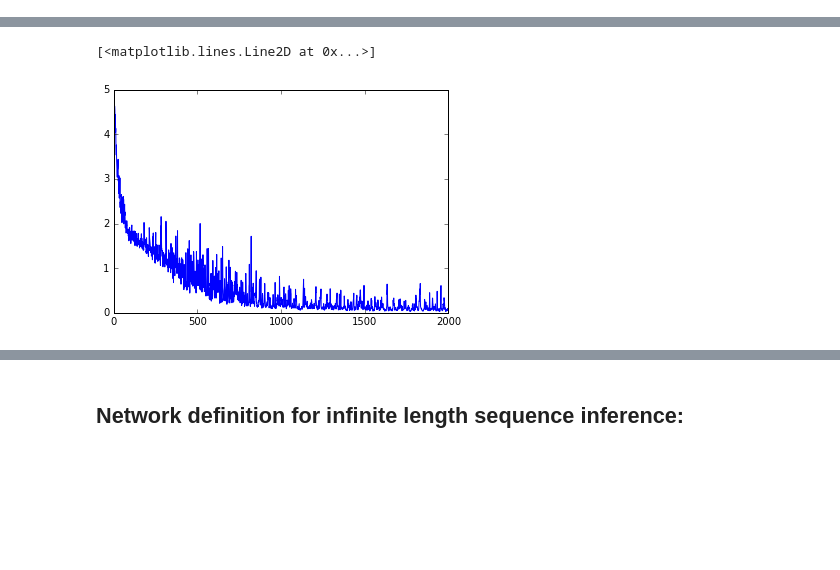
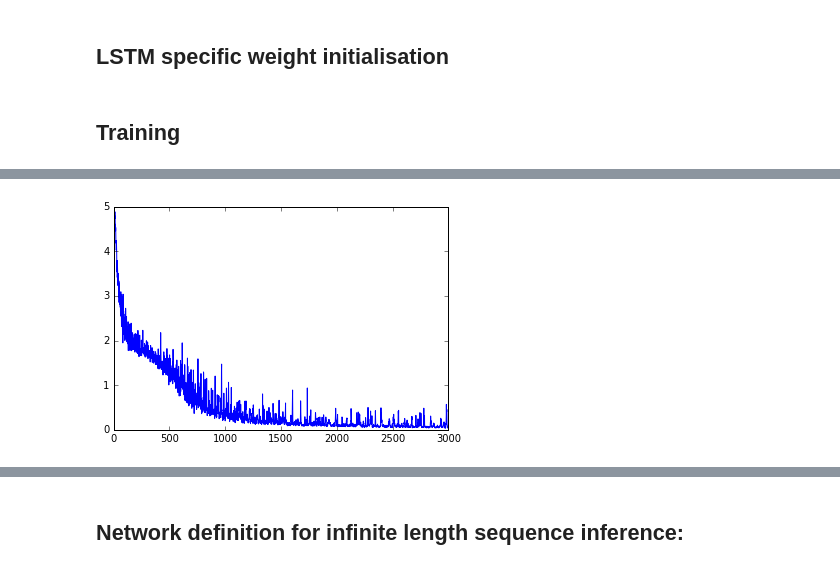
Before and after one commit to CorvusCorax/Caffe-LSTM-Mini-Tutorial, a Jupyter notebook: LSTM Demo.ipynb, the cells around one changed output, grey strips where cells are left out. Cells and saved outputs as stored; diff of their text form; code cells hidden in the pictures; blank space fills up the shorter version.

```diff
--- a/LSTM Demo.ipynb
+++ b/LSTM Demo.ipynb
@@ -149,0 +156,2 @@ solver = caffe.get_solver(solver_config_path)
+# %% [markdown]
+## LSTM specific weight initialisation
@@ -150,28 +185,38 @@ solver = caffe.get_solver(solver_config_path)
+# %% [markdown]
+## Training
 # %%
 # Train network
-niter = 2000
-disp_step = 200
-train_loss = np.zeros(niter) # this is for plotting, later
-solver.net.params['lstm1'][1].data[n_hidden : 2 * n_hidden] = 1
-# the first entry in each time series has its clip mask set to 0
-clipmask = np.ones((n_steps+n_outputs,batch_size))
-clipmask[0,:] = np.zeros((batch_size))
-for i in range(niter):
-    _, batch_x, _, batch_y = generate_sample(f=None,
+def train_single(solver, niter, disp_step):
+    train_loss = np.zeros(niter) # this is for plotting, later
+
+    # the first entry in each time series has its clip mask set to 0
+    clipmask = np.ones((n_steps+n_outputs,batch_size))
+    clipmask[0,:] = np.zeros((batch_size))
+    for i in range(niter):
+        _, batch_x, _, batch_y = generate_sample(f=None,
                                          t0=None,
                                          batch_size=batch_size,
                                          samples=n_steps,
                                          predict=n_outputs)
-    # IMPORTANT: Caffe LSTM has time in first dimension and batch in second, so
-    # batched training data needs to be transposed
-    batch_x = batch_x.transpose()
-    batch_y = batch_y.transpose()
-    solver.net.blobs['label'].data[:,:,0] = batch_y
-    solver.net.blobs['data'].data[:,:,0]  = batch_x
-    solver.net.blobs['clip'].data[:,:] = clipmask
-    solver.step(1)
-    train_loss[i] = solver.net.blobs['loss'].data
-    if i % disp_step == 0:
-        print "step ", i, ", loss = ", train_loss[i]
-print "Finished training, iteration reached", niter
+        # IMPORTANT: Caffe LSTM has time in first dimension and batch in second, so
+        # batched training data needs to be transposed
+        batch_x = batch_x.transpose()
+        batch_y = batch_y.transpose()
+        solver.net.blobs['label'].data[:,:,0] = batch_y
+        solver.net.blobs['data'].data[:,:,0]  = batch_x
+        solver.net.blobs['clip'].data[:,:] = clipmask
+        solver.step(1)
+        train_loss[i] = solver.net.blobs['loss'].data
+        if i % disp_step == 0:
+            print "step ", i, ", loss = ", train_loss[i]
+    print "Finished training, iteration reached", niter
+    return train_loss
+
+train_loss = train_single(solver,n_train,n_display)
+#explicitly save snapshot if it has not been done yet
+print 'saving snapshot to "%s_iter_%i.caffemodel"' % (snapshot_prefix,n_train)
+solver.snapshot()
+# plot loss value during training
+plt.plot(np.arange(n_train), train_loss)
+plt.show()
 # %% [output]
@@ -189,6 +240 @@ Finished training, iteration reached 2000
+[figure, added]
-# %%
-# plot loss value during training
-plt.plot(np.arange(niter), train_loss)
-# %% [output]
-[<matplotlib.lines.Line2D at 0x...>]
-[figure, removed]
```
Also changed, not shown: parts of 27 cells of this notebook.
